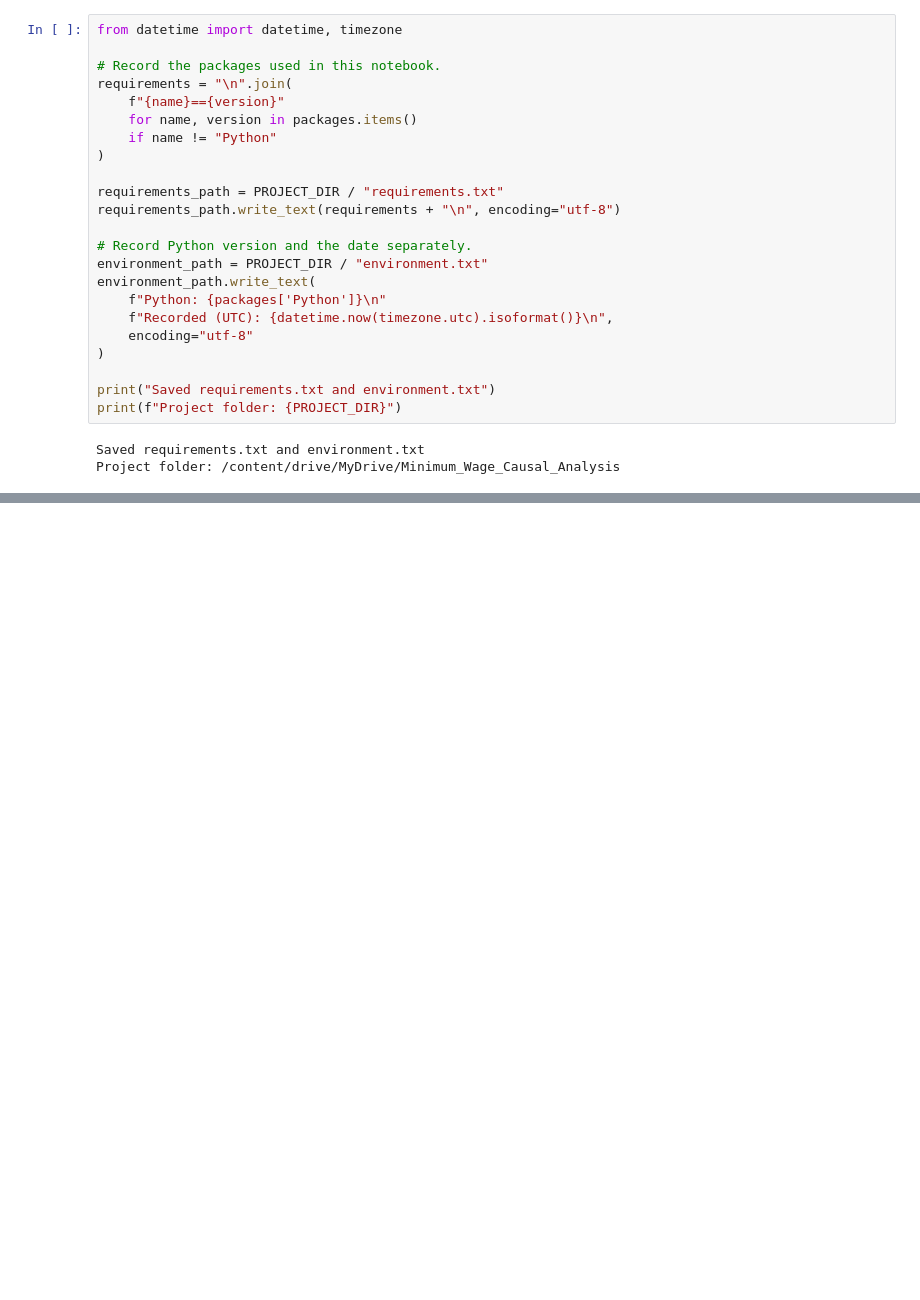
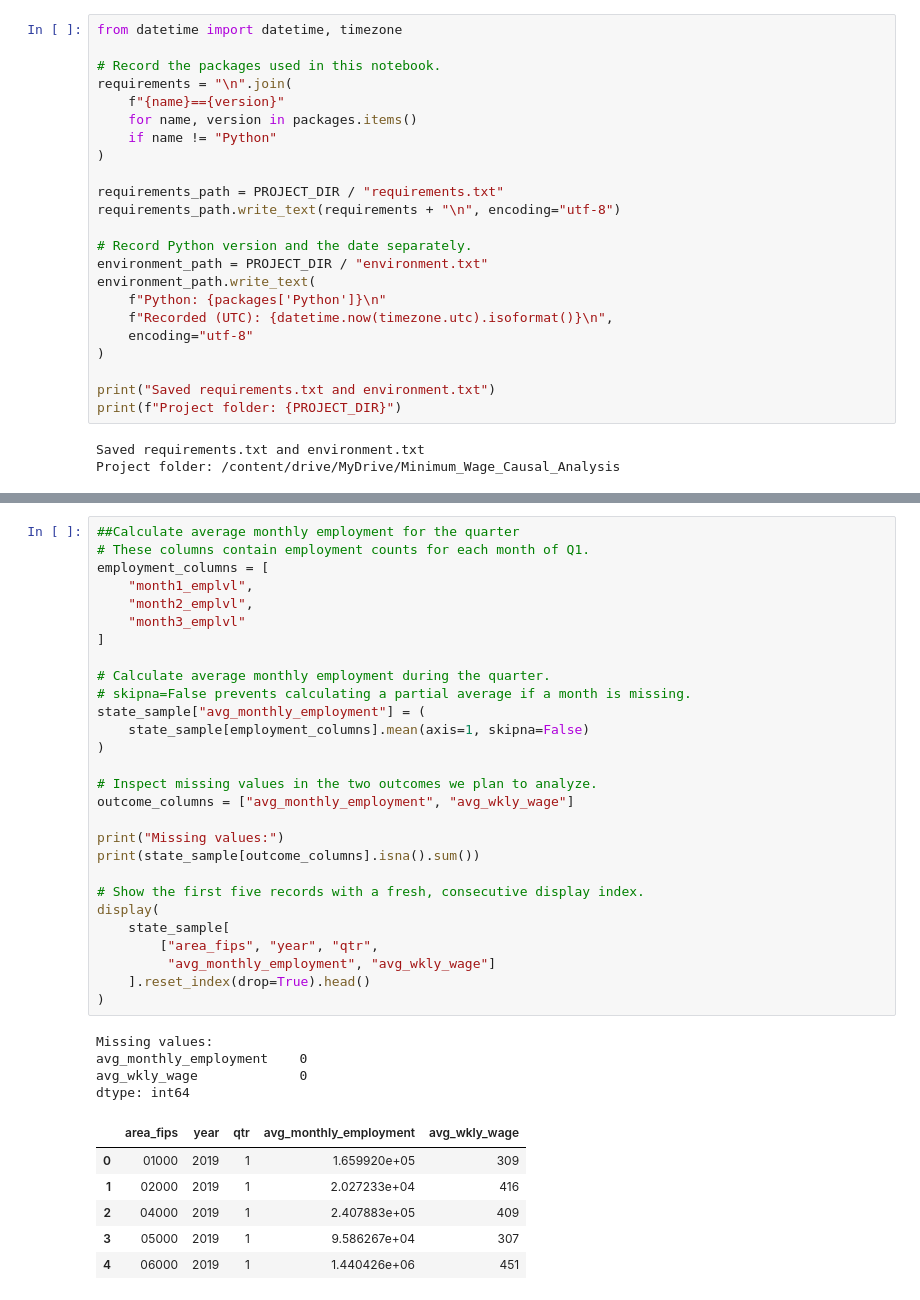
Before and after one commit to RohanDevre36/Minimum-wage-causal-analysis, a Jupyter notebook: 01_Data_Collection.ipynb, the cells around one changed output, grey strips where cells are left out. Saved outputs shown, nothing was run; the diff lists cells and outputs as text; blank space fills up the shorter version.

```diff
--- a/01_Data_Collection.ipynb
+++ b/01_Data_Collection.ipynb
@@ -114,0 +293,39 @@ Project folder: /content/drive/MyDrive/Minimum_Wage_Causal_Analysis
+# %%
+##Calculate average monthly employment for the quarter
+# These columns contain employment counts for each month of Q1.
+employment_columns = [
+    "month1_emplvl",
+    "month2_emplvl",
+    "month3_emplvl"
+]
+
+# Calculate average monthly employment during the quarter.
+# skipna=False prevents calculating a partial average if a month is missing.
+state_sample["avg_monthly_employment"] = (
+    state_sample[employment_columns].mean(axis=1, skipna=False)
+)
+
+# Inspect missing values in the two outcomes we plan to analyze.
+outcome_columns = ["avg_monthly_employment", "avg_wkly_wage"]
+
+print("Missing values:")
+print(state_sample[outcome_columns].isna().sum())
+
+# Show the first five records with a fresh, consecutive display index.
+display(
+    state_sample[
+        ["area_fips", "year", "qtr",
+         "avg_monthly_employment", "avg_wkly_wage"]
+    ].reset_index(drop=True).head()
+)
+# %% [output]
+Missing values:
+avg_monthly_employment    0
+avg_wkly_wage             0
+dtype: int64
+|  | area_fips | year | qtr | avg_monthly_employment | avg_wkly_wage |
+| 0 | 01000 | 2019 | 1 | 1.659920e+05 | 309 |
+| 1 | 02000 | 2019 | 1 | 2.027233e+04 | 416 |
+| 2 | 04000 | 2019 | 1 | 2.407883e+05 | 409 |
+| 3 | 05000 | 2019 | 1 | 9.586267e+04 | 307 |
+| 4 | 06000 | 2019 | 1 | 1.440426e+06 | 451 |
```
Also changed, not shown: parts of 7 cells of this notebook.
